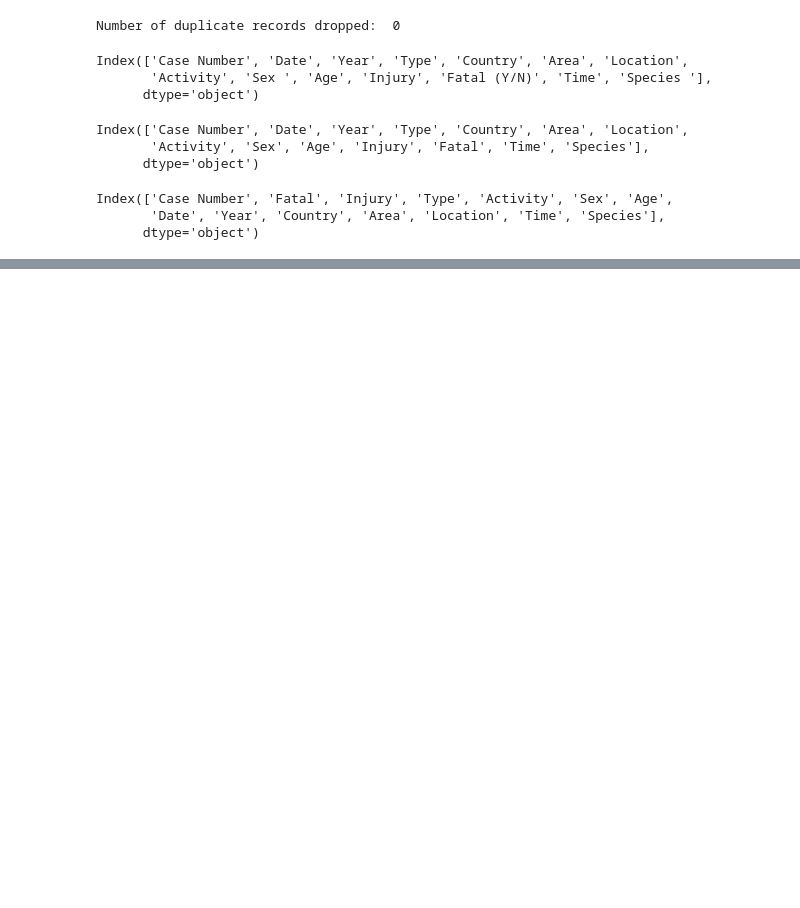
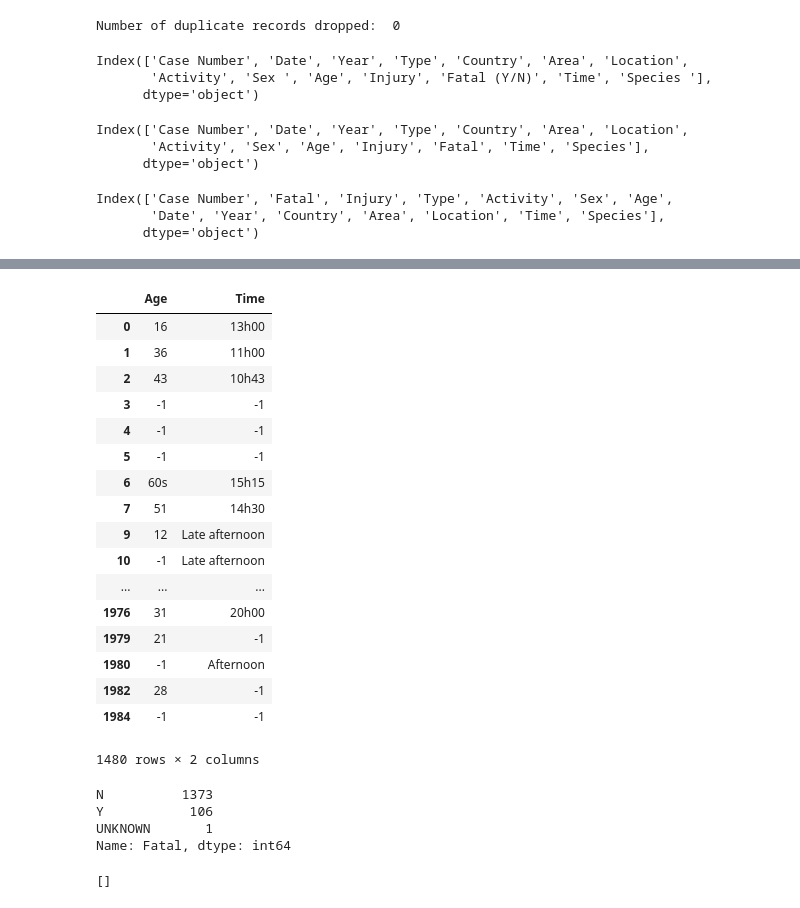
Before and after one commit to hector-moreno/datamad0119, a Jupyter notebook: module-1/pandas-project/your-code/data-wrangling.ipynb, the cells around one changed output, grey strips where cells are left out. Drawn from its saved outputs; the diff is of its cells as text; code cells hidden in the pictures; blank space fills up the shorter version.

```diff
--- a/module-1/pandas-project/your-code/data-wrangling.ipynb
+++ b/module-1/pandas-project/your-code/data-wrangling.ipynb
@@ -199,4 +233,5 @@ drivetrain.head()
 # %%
+# Analizammos el peso de los valores nulos en nuesttros datos
 '''
 Missing Values
 
@@ -207,5 +242,5 @@ and return either True or False for each field. We can use the sum method to tot
 True values by column, and then we can add a condition using square brackets that will filter the data
 and show us only columns where the number of null values were greater than zero.
 '''
-null_cols = data.isnull().sum()
+null_cols = filtered.isnull().sum()
 null_cols[null_cols > 0]
@@ -212,14 +258,15 @@ null_cols[null_cols > 0]
 # %%
+# Por la preponderancia de su valores nulos y la escasa aportación al estudio eliminamos la columna 'Species'
 '''
 We can see that some columns have relatively few null values while others have tens of thousands of nulls.
 For fields that have a lot of null values, you will often have to make a judgement call. If you don’t
 think the information is going to be very useful to your analysis, then you would remove those columns
 from your data frame.
 '''
-drop_cols = list(null_cols[null_cols > 10000].index)
-data = data.drop(drop_cols, axis=1)
+drop_cols = list(null_cols[null_cols > 400].index)
+filtered = filtered.drop(drop_cols, axis=1)
 # %%
-# Remaining columns that have null values.
+# 'Fatal' e 'Injury' tienen un valor nulo, veamos qué ha ocurrido.
 
 '''
 Of the columns that remain, it looks like the cylinders column and the displ column have a similar
@@ -228,6 +275,10 @@ the data set and looking at just the records where displ is null and just the co
 be informative in allowing us to determine a reason.
 '''
 
-null_displ = data[(data['displ'].isnull()==True)]
-null_displ = null_displ[['year', 'make', 'model', 'trany', 'drive','fuelType','cylinders', 'displ']]
-null_displ
+null_displ = filtered[(filtered['Fatal'].isnull()==True)]
+null_displ = null_displ[['Injury', 'Activity', 'Sex', 'Age', 'Area','Location','Time']]
+null_displ['Injury']
+
+# Observamos que dicho valor de fatal debería ser 'N', lo cambiamos.
+
+filtered[(filtered['Fatal'].isnull()==True)] = 'N'
@@ -348,0 +285,39 @@ mpg_labels = ['Very Low', 'Low', 'Moderate', 'High', 'Very High']
+# %%
+null_displ = filtered[(filtered['Injury'].isnull()==True)]
+null_displ = null_displ[['Injury', 'Fatal', 'Activity', 'Sex', 'Age', 'Area','Location','Time']]
+null_displ
+
+# Por sus registros dicho record debe ser eliminado
+filtered = filtered.drop(filtered[(filtered['Injury'].isnull()==True)].index)
+# %%
+''' El resto de valores nulos los sustituimos por ceros,
+excepto en Age y Time que sustituimos por -1 para evitar errores de interpretación.'''
+
+filtered[['Activity', 'Sex', 'Area', 'Location']].fillna(0)
+filtered[['Age', 'Time']].fillna(-1)
+# %% [output]
+|  | Age | Time |
+| 0 | 16 | 13h00 |
+| 1 | 36 | 11h00 |
+| 2 | 43 | 10h43 |
+| 3 | -1 | -1 |
+| 4 | -1 | -1 |
+| 5 | -1 | -1 |
+| 6 | 60s | 15h15 |
+| 7 | 51 | 14h30 |
+| 9 | 12 | Late afternoon |
+| 10 | -1 | Late afternoon |
+| ... | ... | ... |
+| 1976 | 31 | 20h00 |
+| 1979 | 21 | -1 |
+| 1980 | -1 | Afternoon |
+| 1982 | 28 | -1 |
+| 1984 | -1 | -1 |
+1480 rows × 2 columns
+# %%
+filtered.Fatal.value_counts()
+# %% [output]
+N          1373
+Y           106
+UNKNOWN       1
+Name: Fatal, dtype: int64
@@ -349,3 +328,16 @@ mpg_labels = ['Very Low', 'Low', 'Moderate', 'High', 'Very High']
+# %%
+# Comprobamos que no hay columnas con low variance
+
+low_variance = []
+
+for col in filtered._get_numeric_data():
+    minimum = min(filtered[col])
+    ninety_perc = np.percentile(filtered[col], 90)
+    if ninety_perc == minimum:
+        low_variance.append(col)
+low_variance
+# %% [output]
+[]
 # %%
 '''
 Next, we must determine how we want our data to be binned. There are three main approaches that we can choose from:
```
Also changed, not shown: parts of 22 cells of this notebook.
